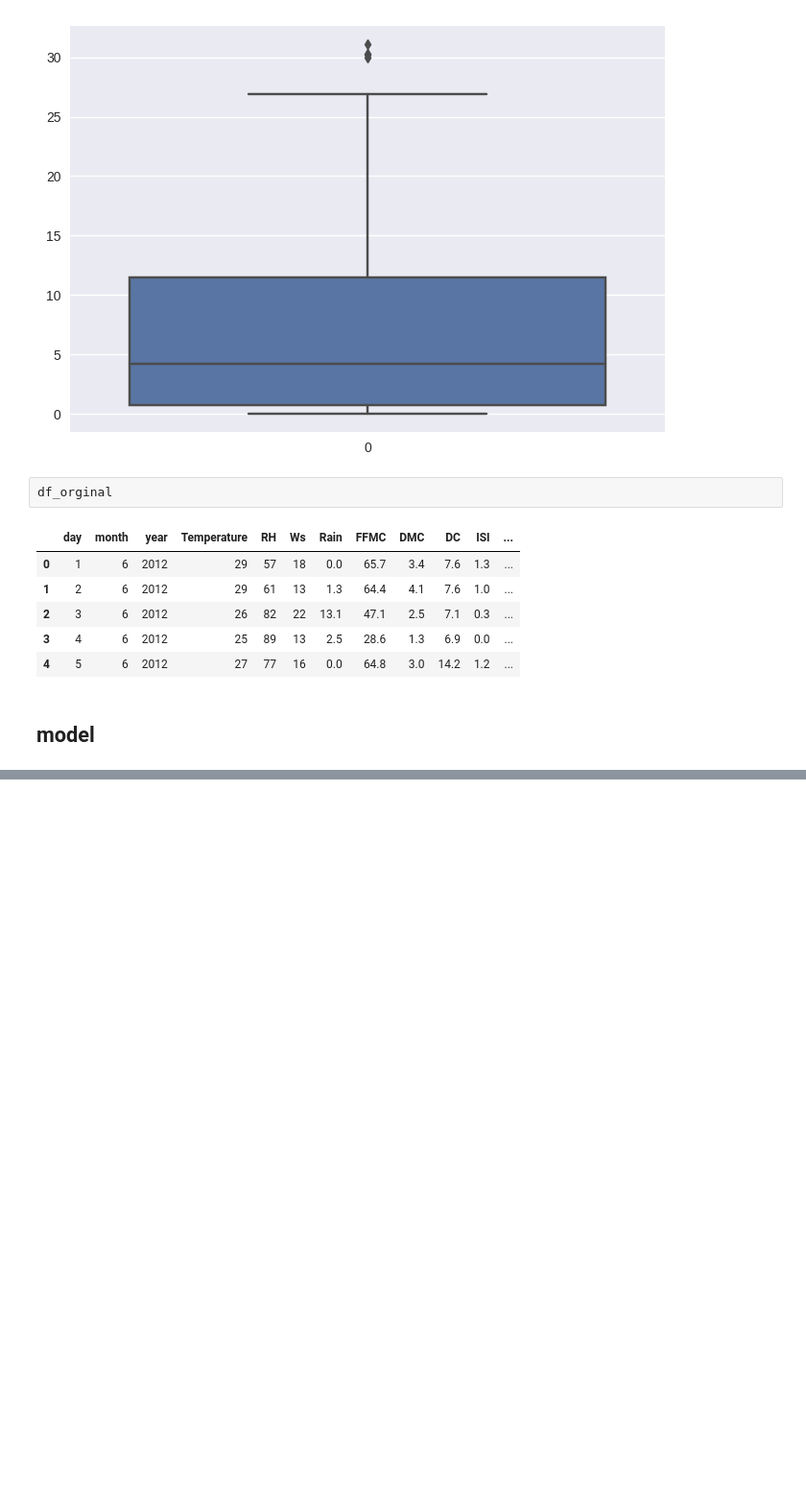
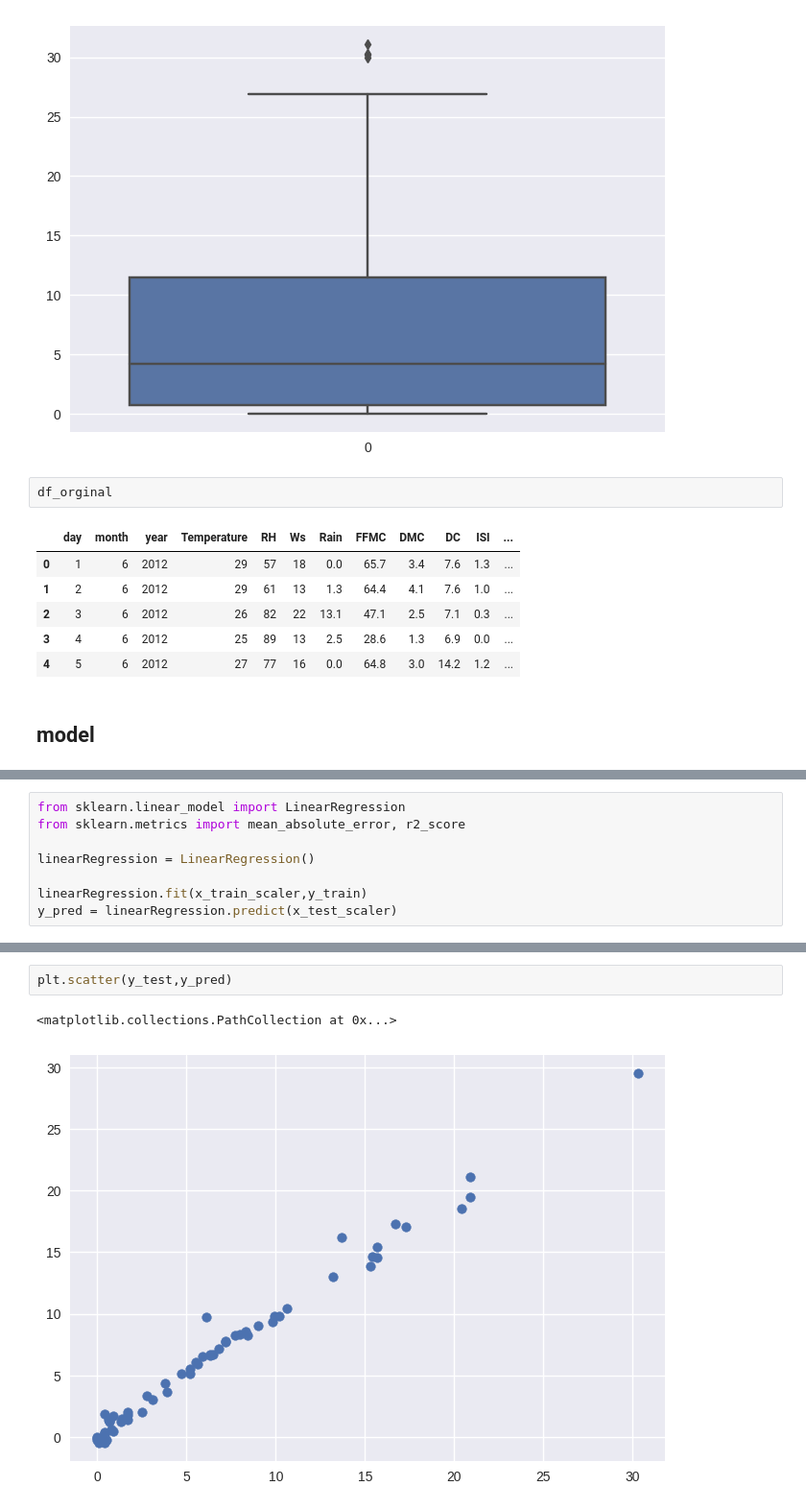
Before and after one commit to Geeth-Rath/A-ML, a Jupyter notebook: Forest_Dataset.ipynb, the cells around one changed output, grey strips where cells are left out. Shown at 96% size. Cells and saved outputs as stored; diff of their text form; blank space fills up the shorter version.

```diff
--- a/Forest_Dataset.ipynb
+++ b/Forest_Dataset.ipynb
@@ -369,0 +535,8 @@ df_orginal
+# %%
+from sklearn.linear_model import LinearRegression
+from sklearn.metrics import mean_absolute_error, r2_score
+
+linearRegression = LinearRegression()
+
+linearRegression.fit(x_train_scaler,y_train)
+y_pred = linearRegression.predict(x_test_scaler)
@@ -369,0 +552,5 @@ df_orginal
+# %%
+plt.scatter(y_test,y_pred)
+# %% [output]
+<matplotlib.collections.PathCollection at 0x...>
+[figure, added]
```
Also changed, not shown: parts of 29 cells of this notebook.
